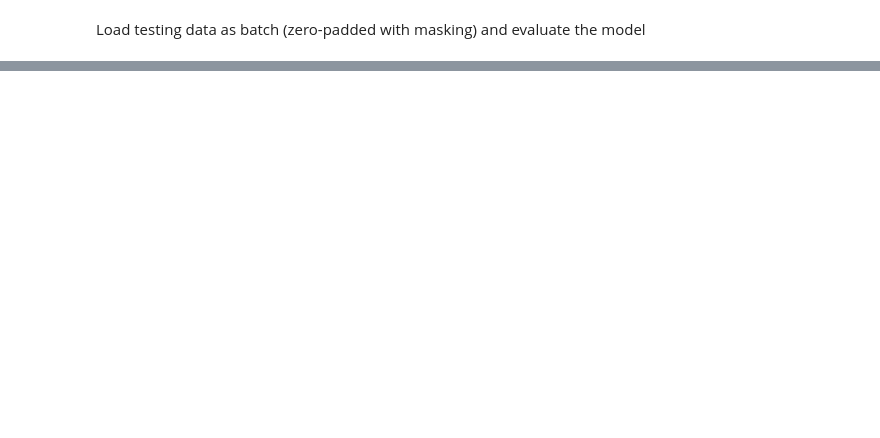
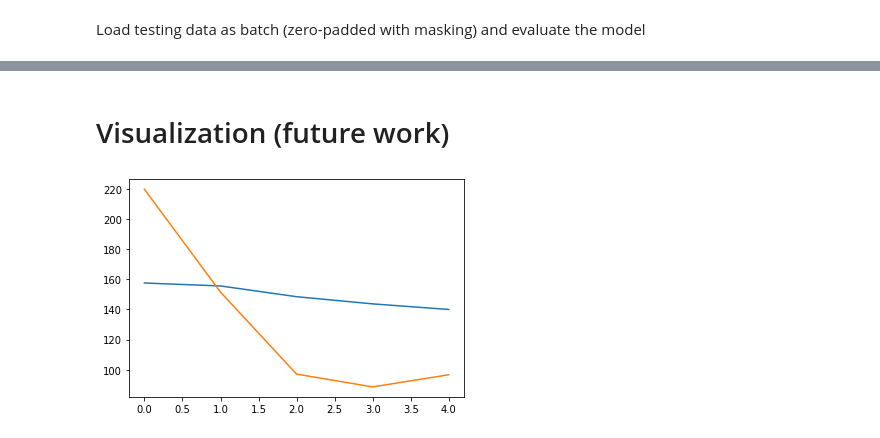
Before and after one commit to carlosmatherson/PolymerGCN, a Jupyter notebook: TgGCN.ipynb, the cells around one changed output, grey strips where cells are left out. Drawn from its saved outputs; the diff is of its cells as text; code cells hidden in the pictures; blank space fills up the shorter version.

```diff
--- a/TgGCN.ipynb
+++ b/TgGCN.ipynb
@@ -173,11 +184,11 @@ def makeGraphObjList(x_smiles, y):
 # %% [markdown]
 Hyperparameters
 # %%
-learning_rate = 1e-3              # Learning rate
-epochs = 4000                     # Number of training epochs
-batch_size = 15                   # Batch size
-train_split = 0.7                 # spit %
-optimizer = Adam(learning_rate)   # Optimizer
-metrics = [RootMeanSquaredError()] # metric
-loss = 'mse'                      # Loss function
+learning_rate = 1e-3                # Learning rate
+epochs = 5                          # Number of training epochs, 4000
+batch_size = data.n_graphs          # Batch size
+train_split = 0.6                   # split %
+optimizer = Adam(learning_rate)     # Optimizer
+metrics = [RootMeanSquaredError()]  # metric
+loss = 'mse'                        # Loss function
 # %% [markdown]
@@ -185,8 +196,7 @@ Load and split the dataset created above.
 # %%
-data = MyDataset()  # store data in data
-
-idxs = np.random.permutation(len(data))             # shuffle dataset
-split = int(train_split * len(data))                        # choose train split %
+lendata = int(len(data)/2)
+idxs = np.random.permutation(lendata)             # shuffle dataset
+split = int(train_split * lendata)                # choose train split %
 idx_tr, idx_te = np.split(idxs, [split])            # sort tr/te indices
 dataset_tr, dataset_te = data[idx_tr], data[idx_te] # store train / test data
 # %% [markdown]
@@ -218,9 +238,9 @@ model = myGCN()
 # %% [markdown]
 Compile model & choose loss
 # %%
-model.compile(optimizer=optimizer, metrics=metrics, loss=loss)
+model.compile(optimizer=optimizer, metrics=metrics, loss=loss, run_eagerly=True)
 # %% [markdown]
 Load training data as batch (zero-padded with masking) and train the model
 # %%
 loader_tr = BatchLoader(dataset_tr, batch_size=batch_size, mask=True)
-model.fit(loader_tr.load(), steps_per_epoch=loader_tr.steps_per_epoch, epochs=epochs)
+history = model.fit(loader_tr.load(), steps_per_epoch=loader_tr.steps_per_epoch, epochs=epochs)
@@ -238,0 +270,8 @@ Done. Test loss:        MSE              RMSE
+# %% [markdown]
+# Visualization (future work)
+# %%
+plt.plot(history.history['output_1_root_mean_squared_error'])
+plt.plot(history.history['output_2_root_mean_squared_error'])
+plt.show()
+# %% [output]
+[figure, added]
```
Also changed, not shown: parts of 10 cells of this notebook.
